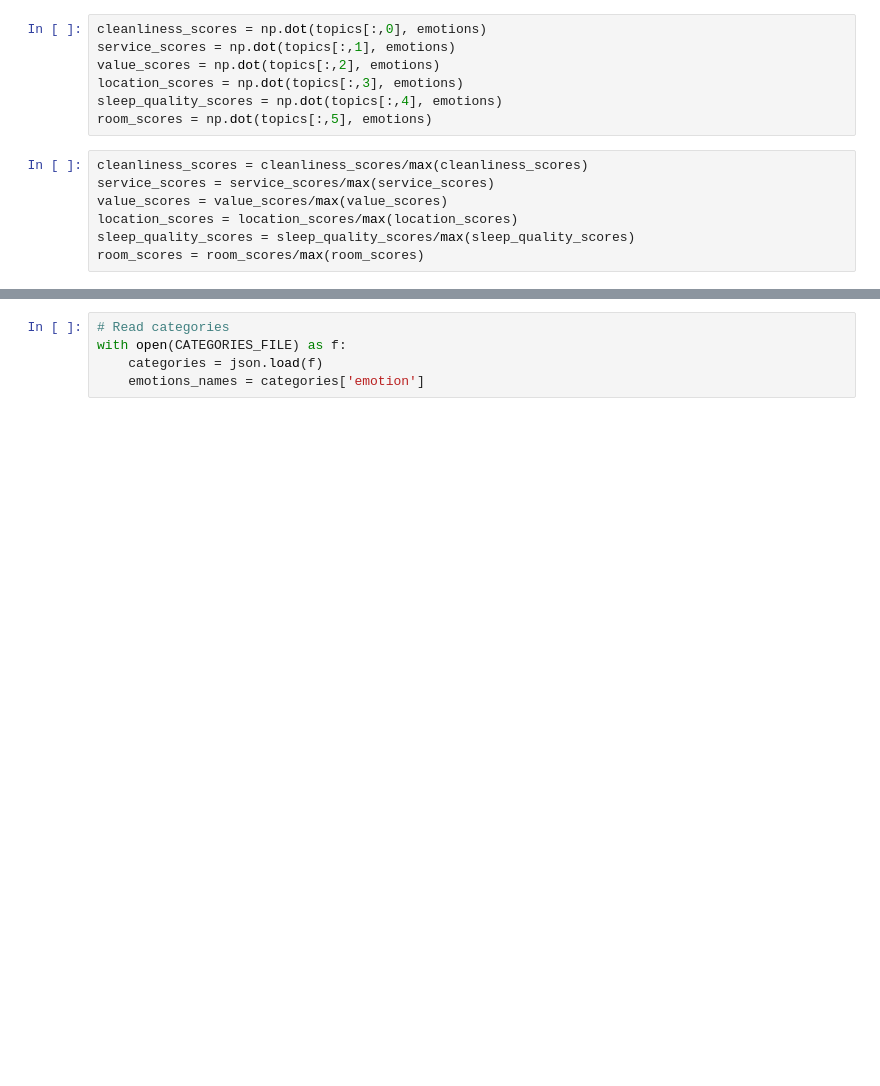
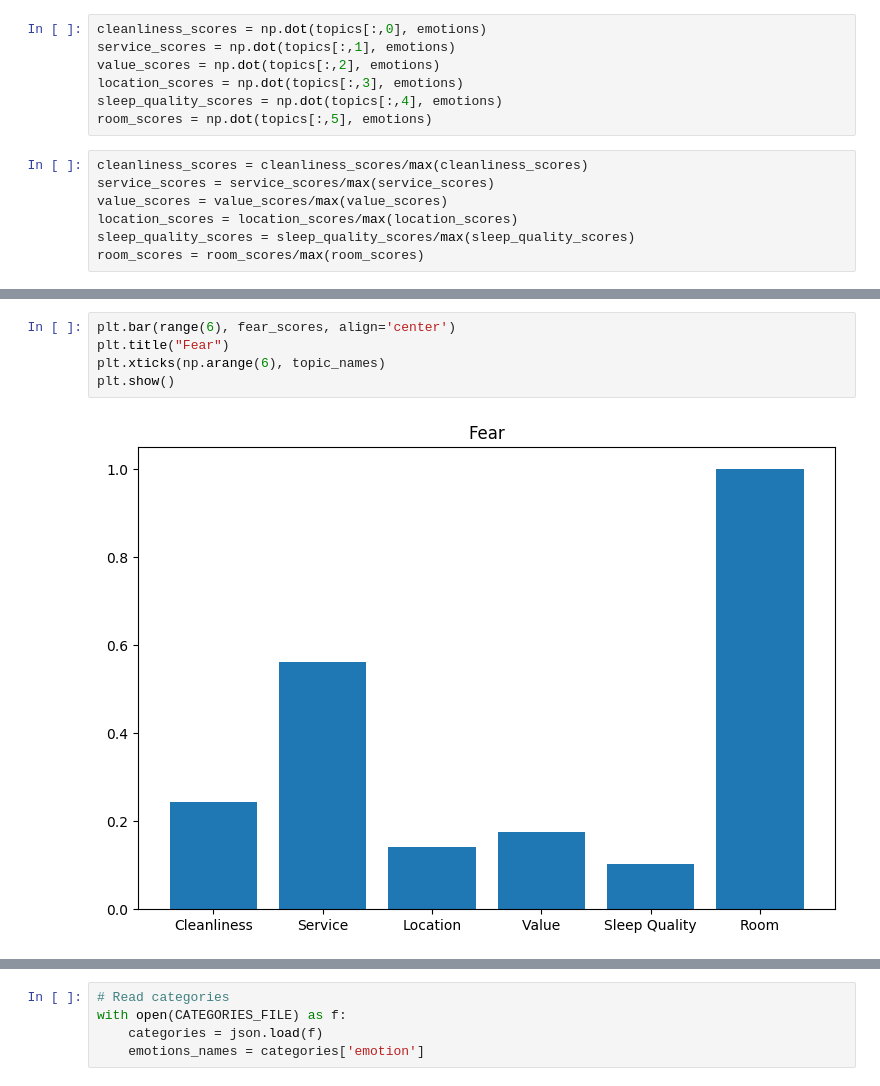
Before and after one commit to anachaloska-student/Text-Mining-Project, a Jupyter notebook: 4. final_analysis.ipynb, the cells around one changed output, grey strips where cells are left out. Drawn from its saved outputs; the diff is of its cells as text; blank space fills up the shorter version.

```diff
--- a/4. final_analysis.ipynb
+++ b/4. final_analysis.ipynb
@@ -94,0 +106,7 @@ room_scores = room_scores/max(room_scores)
+# %%
+plt.bar(range(6), fear_scores, align='center')
+plt.title("Fear")
+plt.xticks(np.arange(6), topic_names)
+plt.show()
+# %% [output]
+[figure, added]
```
Also changed, not shown: parts of 16 cells of this notebook, 2 other files.
